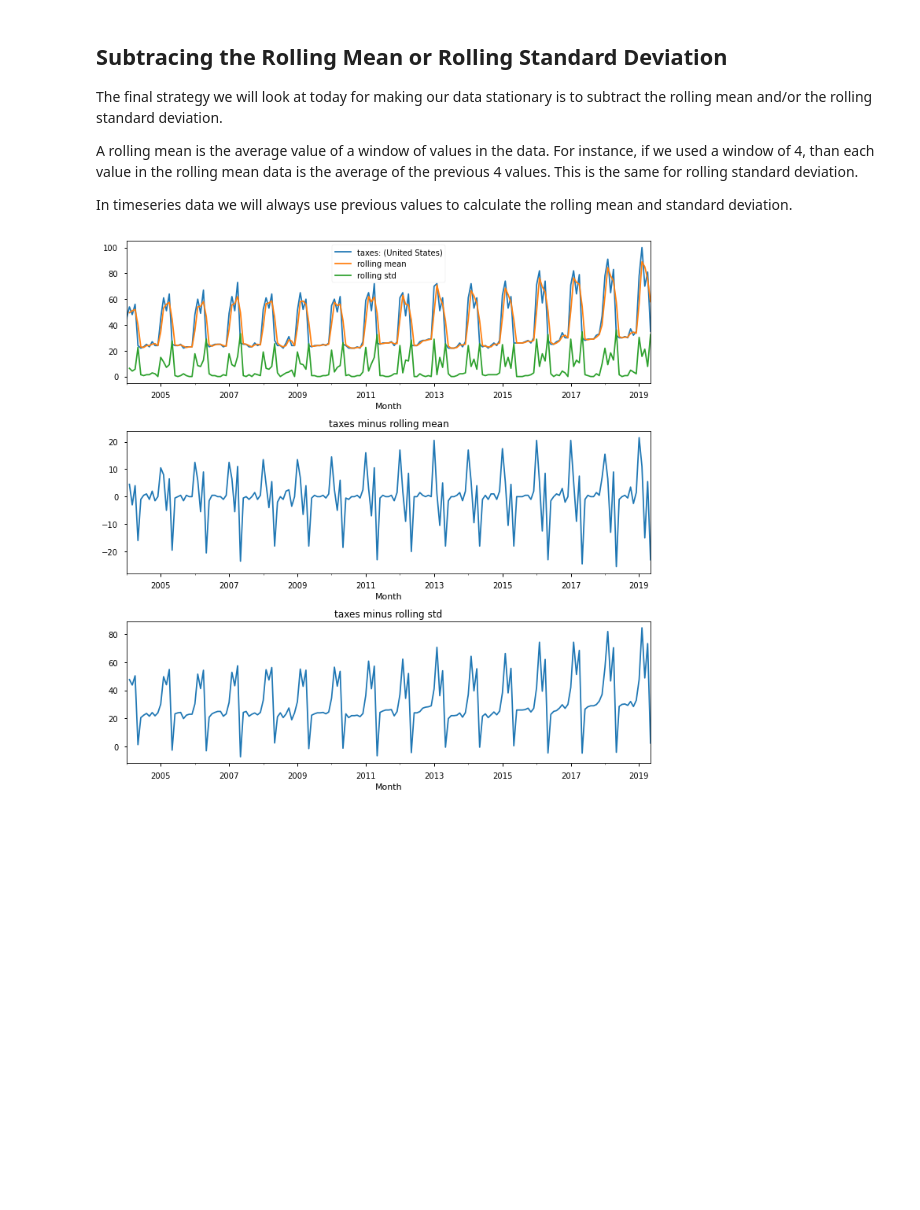
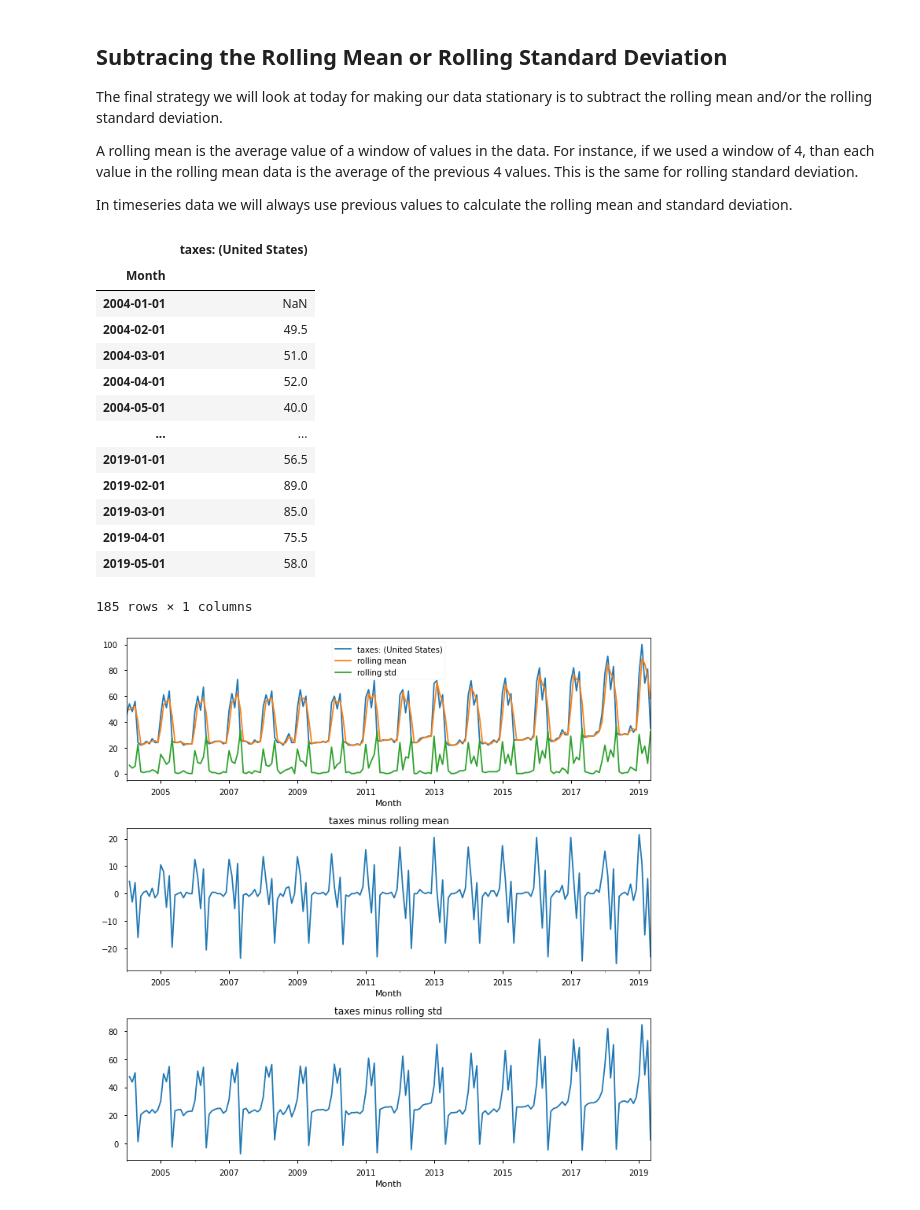
Before and after one commit to learn-co-students/011121-pt-ds, a Jupyter notebook: phase_4/timeseries-data/index.ipynb, the cells around one changed output. Drawn from its saved outputs; the diff is of its cells as text; code cells hidden in the pictures; blank space fills up the shorter version.

```diff
--- a/phase_4/timeseries-data/index.ipynb
+++ b/phase_4/timeseries-data/index.ipynb
@@ -434,6 +491,23 @@ The final strategy we will look at today for making our data stationary is to su
 A rolling mean is the average value of a window of values in the data.  For instance, if we used a window of 4, than each value in the rolling mean data is the average of the previous 4 values.  This is the same for rolling standard deviation.
 
 In timeseries data we will always use previous values to calculate the rolling mean and standard deviation.
+# %%
+taxes.rolling(2).mean()
+# %% [output]
+|  | taxes: (United States) |
+| Month |  |
+| 2004-01-01 | NaN |
+| 2004-02-01 | 49.5 |
+| 2004-03-01 | 51.0 |
+| 2004-04-01 | 52.0 |
+| 2004-05-01 | 40.0 |
+| ... | ... |
+| 2019-01-01 | 56.5 |
+| 2019-02-01 | 89.0 |
+| 2019-03-01 | 85.0 |
+| 2019-04-01 | 75.5 |
+| 2019-05-01 | 58.0 |
+185 rows × 1 columns
 # %%
 taxes_rolling_mean = taxes.rolling(window=2).mean()
 taxes_rolling_std = taxes.rolling(window=2).std()
```
Also changed, not shown: parts of 9 cells of this notebook.
